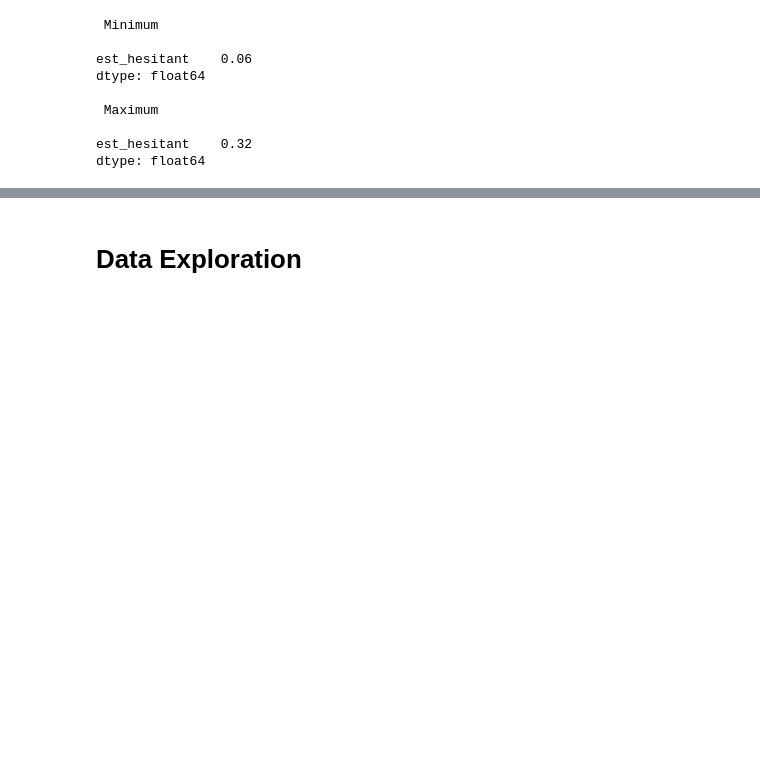
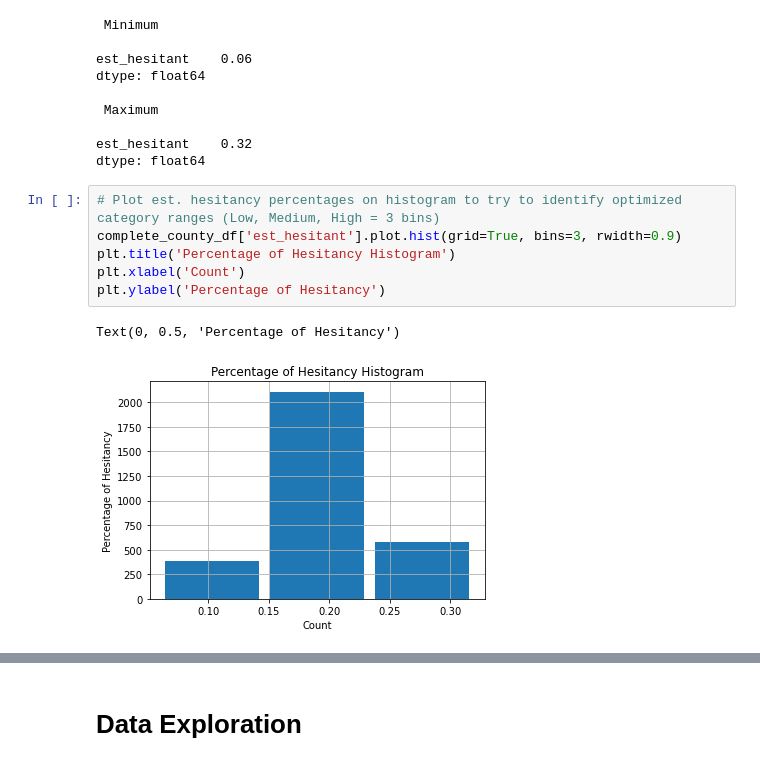
Before and after one commit to jbalooshie/covid-19-vaccine-hesitancy, a Jupyter notebook: Exploratory_Analysis_and_Data_Preparation.ipynb, the cells around one changed output, grey strips where cells are left out. Cells and saved outputs as stored; diff of their text form; blank space fills up the shorter version.

Commit message:
Updated Exploratory Analysis Charts

```diff
--- a/Exploratory_Analysis_and_Data_Preparation.ipynb
+++ b/Exploratory_Analysis_and_Data_Preparation.ipynb
@@ -184,6 +186,15 @@ dtype: float64
 
 est_hesitant    0.32
 dtype: float64
+# %%
+# Plot est. hesitancy percentages on histogram to try to identify optimized category ranges (Low, Medium, High = 3 bins)
+complete_county_df['est_hesitant'].plot.hist(grid=True, bins=3, rwidth=0.9)
+plt.title('Percentage of Hesitancy Histogram')
+plt.xlabel('Count')
+plt.ylabel('Percentage of Hesitancy')
+# %% [output]
+Text(0, 0.5, 'Percentage of Hesitancy')
+[figure, added]
 # %%
 # Create new "hesitancy column"
 conditions = [
```
Also changed, not shown: parts of 3 cells of this notebook.
